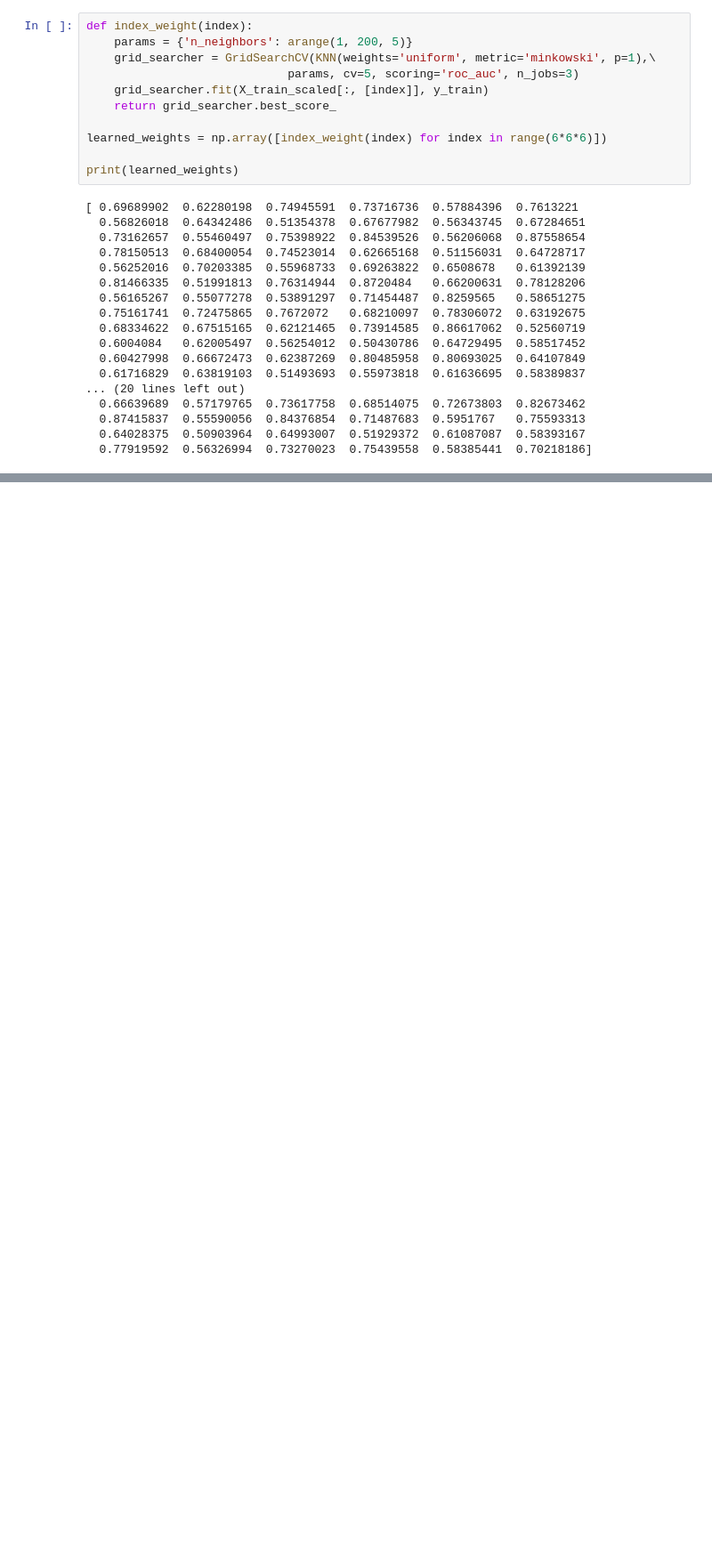
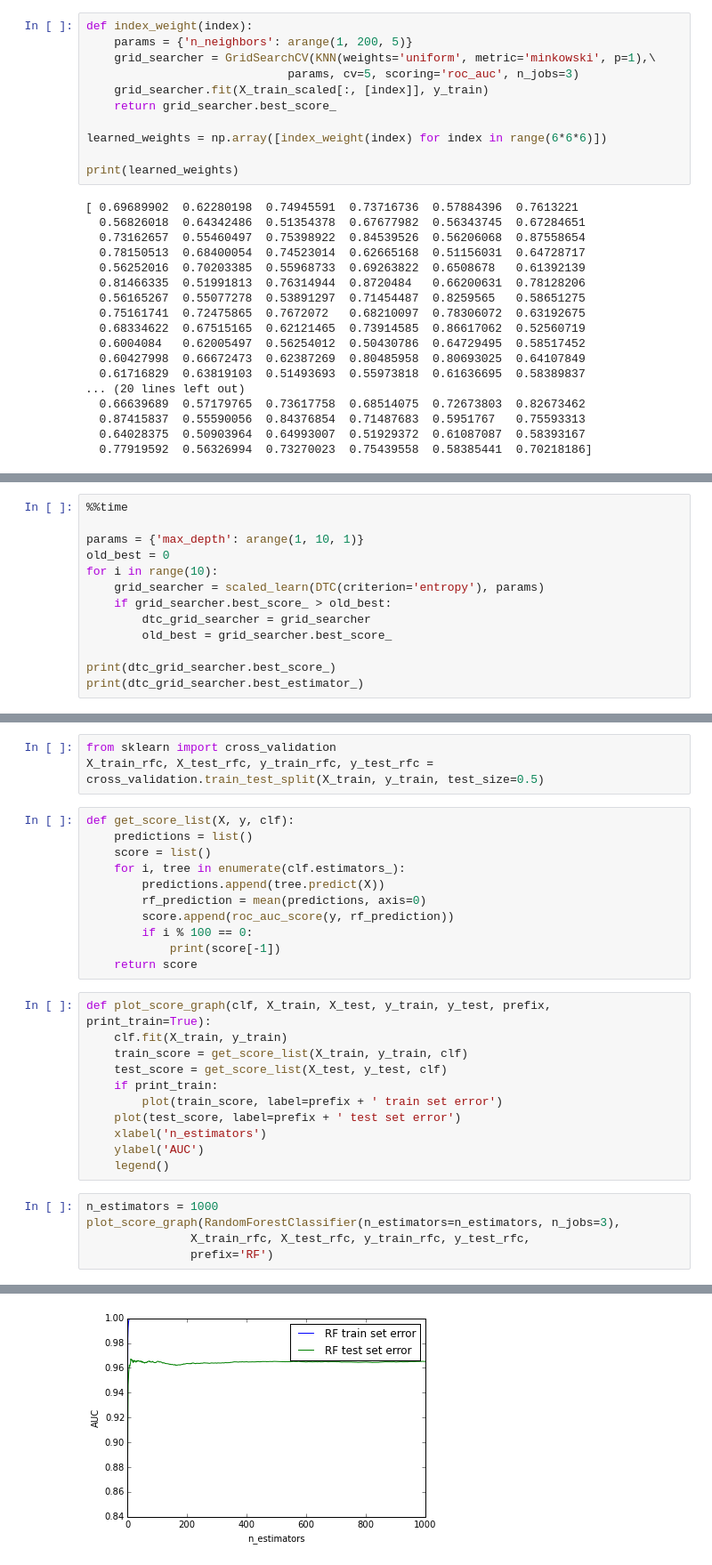
Before and after one commit to alexsyrom/SHAD_ML_KAGGLE_1, a Jupyter notebook: solution.ipynb, the cells around one changed output, grey strips where cells are left out. Shown: that part at 89% size. Drawn from its saved outputs; the diff is of its cells as text; blank space fills up the shorter version.

```diff
--- a/solution.ipynb
+++ b/solution.ipynb
@@ -247,0 +318,13 @@ plot_quality(grid_searcher, 'n_neighbors')
+# %%
+%%time
+
+params = {'max_depth': arange(1, 10, 1)}
+old_best = 0
+for i in range(10):
+    grid_searcher = scaled_learn(DTC(criterion='entropy'), params)
+    if grid_searcher.best_score_ > old_best:
+        dtc_grid_searcher = grid_searcher
+        old_best = grid_searcher.best_score_
+
+print(dtc_grid_searcher.best_score_)
+print(dtc_grid_searcher.best_estimator_)
@@ -247,0 +377,31 @@ plot_quality(grid_searcher, 'n_neighbors')
+# %%
+from sklearn import cross_validation
+X_train_rfc, X_test_rfc, y_train_rfc, y_test_rfc = cross_validation.train_test_split(X_train, y_train, test_size=0.5)
+# %%
+def get_score_list(X, y, clf):
+    predictions = list()
+    score = list()
+    for i, tree in enumerate(clf.estimators_):
+        predictions.append(tree.predict(X))
+        rf_prediction = mean(predictions, axis=0)
+        score.append(roc_auc_score(y, rf_prediction))
+        if i % 100 == 0:
+            print(score[-1])
+    return score
+# %%
+def plot_score_graph(clf, X_train, X_test, y_train, y_test, prefix, print_train=True):
+    clf.fit(X_train, y_train)
+    train_score = get_score_list(X_train, y_train, clf)
+    test_score = get_score_list(X_test, y_test, clf)
+    if print_train:
+        plot(train_score, label=prefix + ' train set error')
+    plot(test_score, label=prefix + ' test set error')
+    xlabel('n_estimators')
+    ylabel('AUC')
+    legend()
+# %%
+n_estimators = 1000
+plot_score_graph(RandomForestClassifier(n_estimators=n_estimators, n_jobs=3),
+               X_train_rfc, X_test_rfc, y_train_rfc, y_test_rfc,
+               prefix='RF')
+# %% [output]
@@ -247,0 +428 @@ plot_quality(grid_searcher, 'n_neighbors')
+[figure, added]
```
Also changed, not shown: parts of 45 cells of this notebook, 1 other file.
